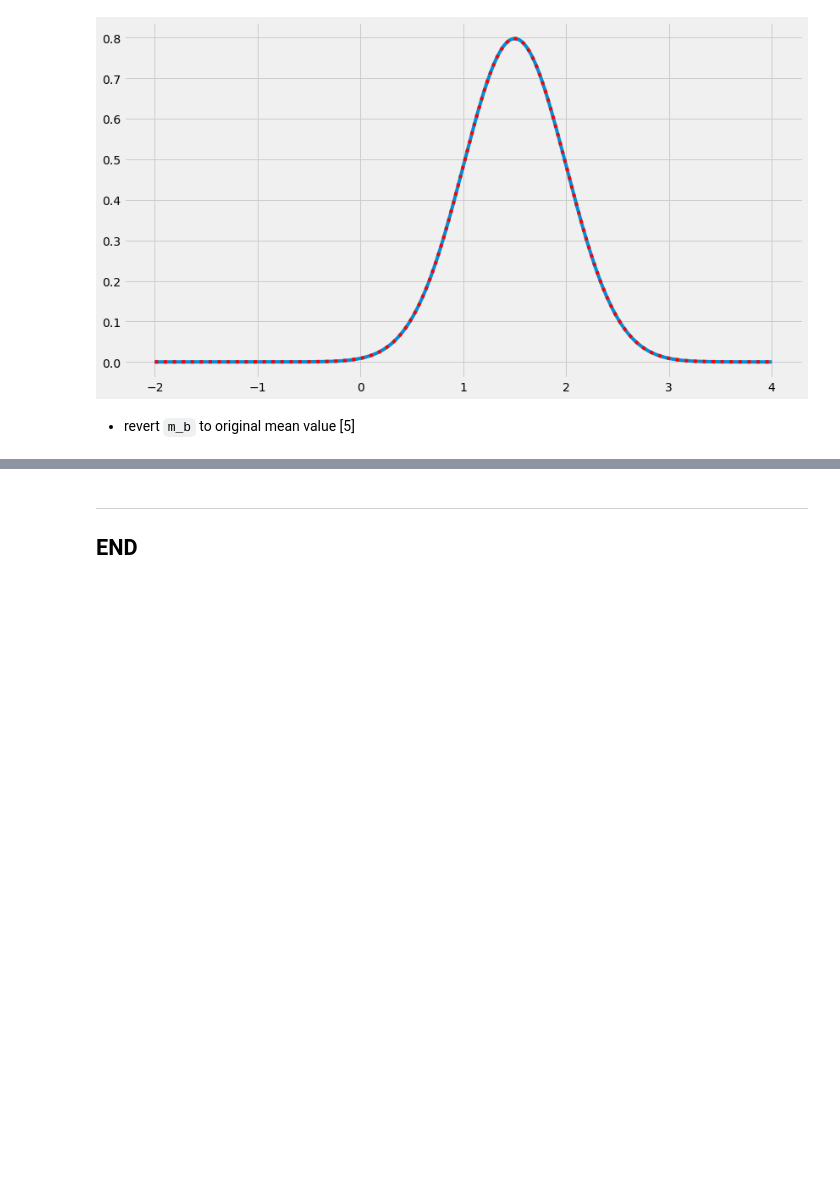
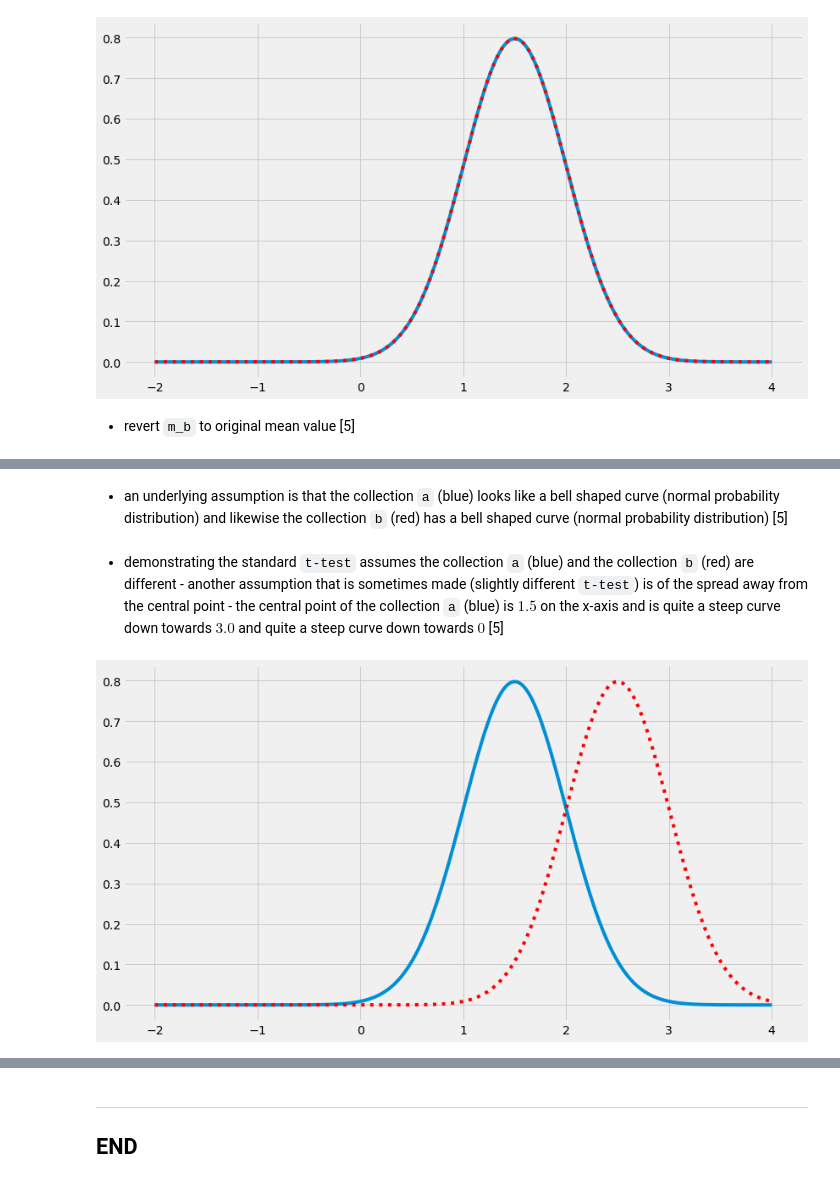
Before and after one commit to SeanOhAileasa/mls-scikit-learn-scipy-stats, a Jupyter notebook: scipy-stats.ipynb, the cells around one changed output, grey strips where cells are left out. Saved outputs shown, nothing was run; the diff lists cells and outputs as text; code cells hidden in the pictures; blank space fills up the shorter version.

```diff
--- a/scipy-stats.ipynb
+++ b/scipy-stats.ipynb
@@ -652,0 +662,8 @@ exit()
+# %% [markdown]
+- an underlying assumption is that the collection ``a`` (blue) looks like a bell shaped curve (normal probability distribution) and likewise the collection ``b`` (red) has a bell shaped curve (normal probability distribution) [5]
+# %% [markdown]
+- demonstrating the standard ``t-test`` assumes the collection ``a`` (blue) and the collection ``b`` (red) are different - another assumption that is sometimes made (slightly different ``t-test``) is of the spread away from the central point - the central point of the collection ``a`` (blue) is $1.5$ on the x-axis and is quite a steep curve down towards $3.0$ and quite a steep curve down towards $0$ [5]
+# %%
+fig_a_not_b
+# %% [output]
+[figure, added]
```
Also changed, not shown: parts of 66 cells of this notebook.
